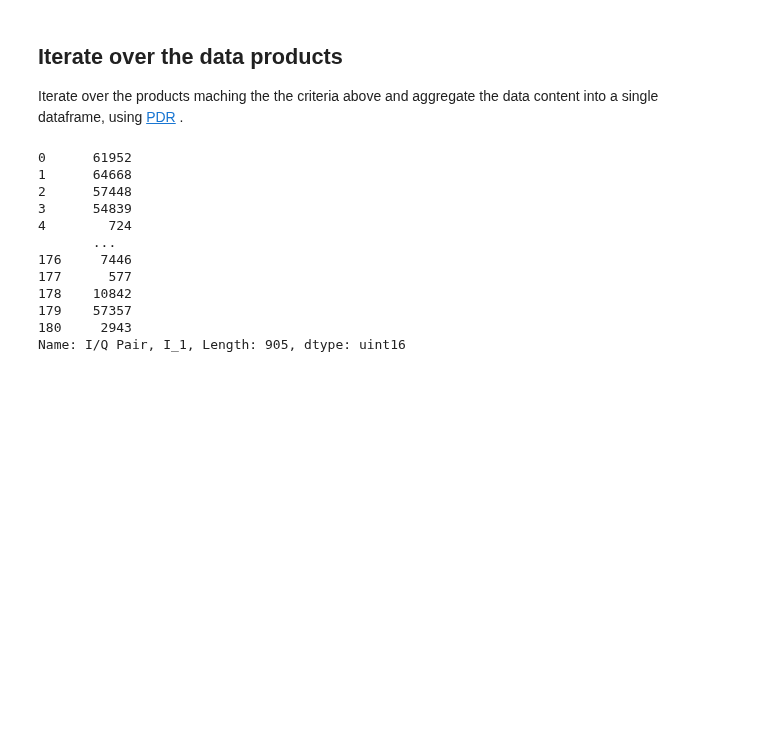
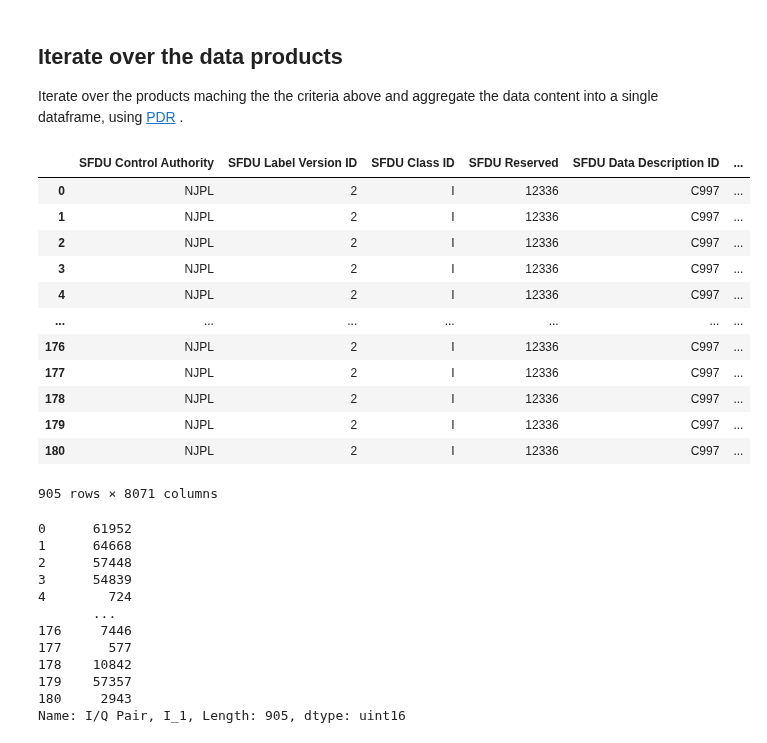
Before and after one commit to NASA-PDS/search-api-notebook, a Jupyter notebook: notebooks/geo/messenger-radio-science-with-pdr.ipynb, the cells around one changed output. Saved outputs shown, nothing was run; the diff lists cells and outputs as text; code cells hidden in the pictures; blank space fills up the shorter version.

```diff
--- a/notebooks/geo/messenger-radio-science-with-pdr.ipynb
+++ b/notebooks/geo/messenger-radio-science-with-pdr.ipynb
@@ -46,6 +46,22 @@ for i, p in enumerate(products):
     # break because this is a lot of data
     if i>3:
         break
+# %%
+df
+# %% [output]
+|  | SFDU Control Authority | SFDU Label Version ID | SFDU Class ID | SFDU Reserved | SFDU Data Description ID | ... |
+| 0 | NJPL | 2 | I | 12336 | C997 | ... |
+| 1 | NJPL | 2 | I | 12336 | C997 | ... |
+| 2 | NJPL | 2 | I | 12336 | C997 | ... |
+| 3 | NJPL | 2 | I | 12336 | C997 | ... |
+| 4 | NJPL | 2 | I | 12336 | C997 | ... |
+| ... | ... | ... | ... | ... | ... | ... |
+| 176 | NJPL | 2 | I | 12336 | C997 | ... |
+| 177 | NJPL | 2 | I | 12336 | C997 | ... |
+| 178 | NJPL | 2 | I | 12336 | C997 | ... |
+| 179 | NJPL | 2 | I | 12336 | C997 | ... |
+| 180 | NJPL | 2 | I | 12336 | C997 | ... |
+905 rows × 8071 columns
 # %%
 df['I/Q Pair, I_1']
 # %% [output]
```
Also changed, not shown: 4 other files.
